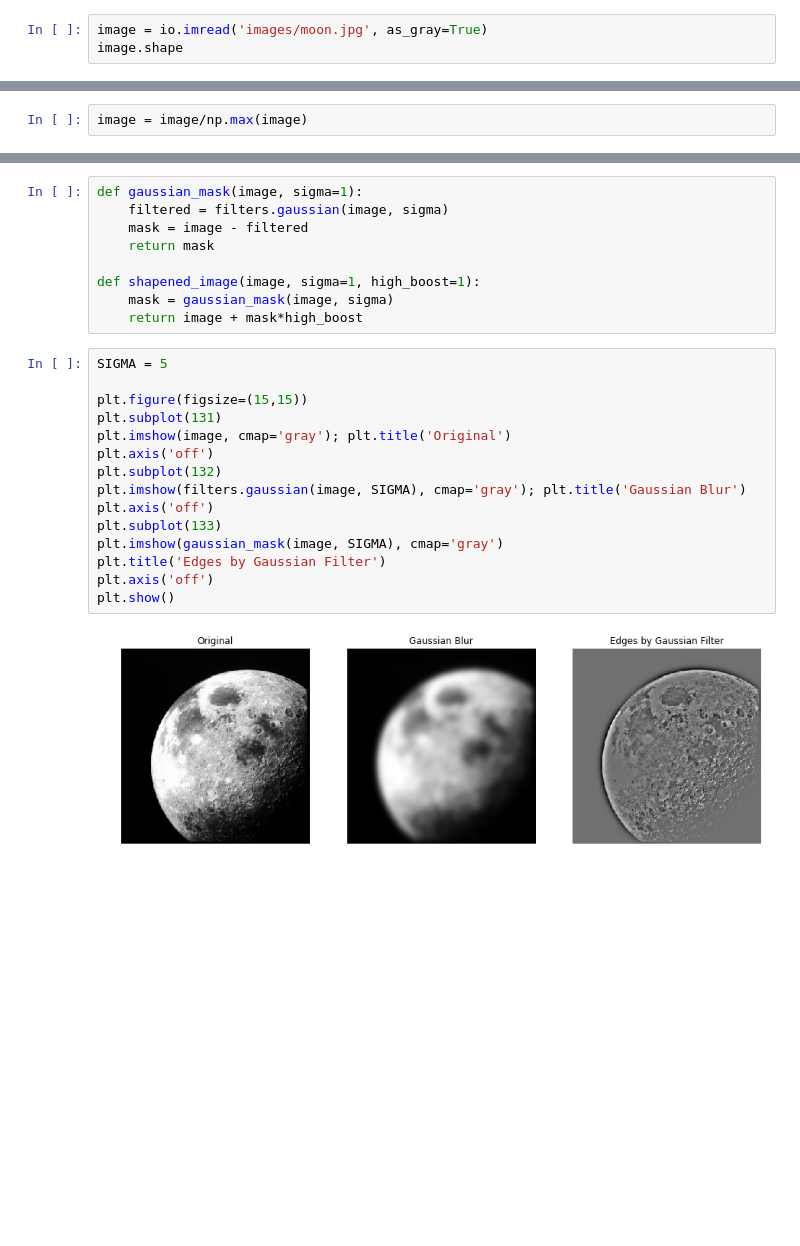
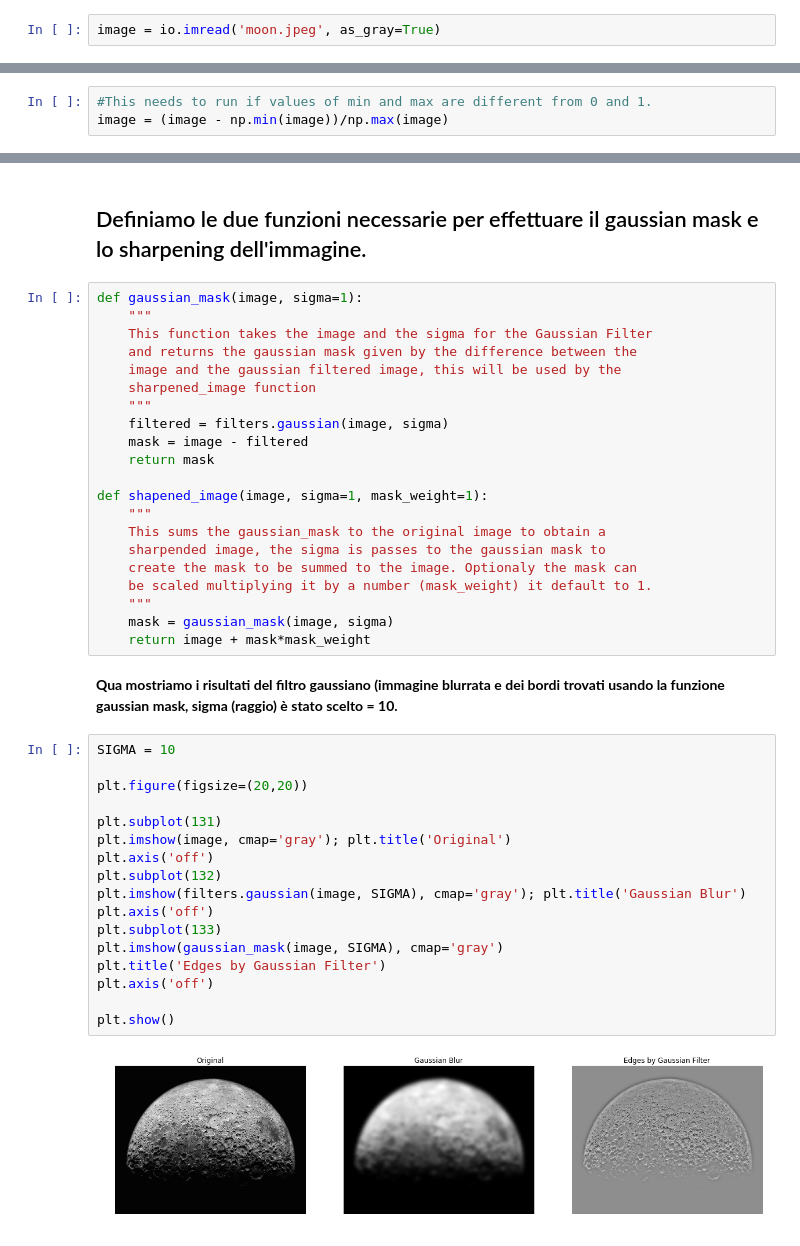
Before and after one commit to pkasela/SecondYear-Assignments, a Jupyter notebook: DSIM/E03_Kasela_Pranav_846965.ipynb, the cells around one changed output, grey strips where cells are left out. Drawn from its saved outputs; the diff is of its cells as text; blank space fills up the shorter version.

```diff
--- a/DSIM/E03_Kasela_Pranav_846965.ipynb
+++ b/DSIM/E03_Kasela_Pranav_846965.ipynb
@@ -15,3 +14,2 @@ plt.rcParams['figure.figsize'] = [15,5] # width, height
 # %%
-image = io.imread('images/moon.jpg', as_gray=True)
-image.shape
+image = io.imread('moon.jpeg', as_gray=True)
@@ -24,2 +15,0 @@ np.max(image)
-# %%
-image = image/np.max(image)
@@ -25,0 +23,3 @@ image = image/np.max(image)
+# %%
+#This needs to run if values of min and max are different from 0 and 1.
+image = (image - np.min(image))/np.max(image)
@@ -32,26 +34,44 @@ plt.show()
-# %%
-def gaussian_mask(image, sigma=1):
-    filtered = filters.gaussian(image, sigma)
-    mask = image - filtered
-    return mask
-
-def shapened_image(image, sigma=1, high_boost=1):
-    mask = gaussian_mask(image, sigma)
-    return image + mask*high_boost
+# %% [markdown]
+## Definiamo le due funzioni necessarie per effettuare il gaussian mask e lo sharpening dell'immagine.
+# %%
+def gaussian_mask(image, sigma=1):
+    """
+    This function takes the image and the sigma for the Gaussian Filter
+    and returns the gaussian mask given by the difference between the
+    image and the gaussian filtered image, this will be used by the
+    sharpened_image function
+    """
+    filtered = filters.gaussian(image, sigma)
+    mask = image - filtered
+    return mask
+
+def shapened_image(image, sigma=1, mask_weight=1):
+    """
+    This sums the gaussian_mask to the original image to obtain a
+    sharpended image, the sigma is passes to the gaussian mask to
+    create the mask to be summed to the image. Optionaly the mask can
+    be scaled multiplying it by a number (mask_weight) it default to 1.
+    """
+    mask = gaussian_mask(image, sigma)
+    return image + mask*mask_weight
+# %% [markdown]
+**Qua mostriamo i risultati del filtro gaussiano (immagine blurrata e dei bordi trovati usando la funzione gaussian mask, sigma (raggio) è stato scelto = 10.**
 # %%
-SIGMA = 5
+SIGMA = 10
 
-plt.figure(figsize=(15,15))
+plt.figure(figsize=(20,20))
+
 plt.subplot(131)
 plt.imshow(image, cmap='gray'); plt.title('Original')
 plt.axis('off')
 plt.subplot(132)
 plt.imshow(filters.gaussian(image, SIGMA), cmap='gray'); plt.title('Gaussian Blur')
 plt.axis('off')
 plt.subplot(133)
 plt.imshow(gaussian_mask(image, SIGMA), cmap='gray')
 plt.title('Edges by Gaussian Filter')
 plt.axis('off')
+
 plt.show()
 # %% [output]
-[figure, old version]
+[figure, new version]
```
Also changed, not shown: parts of 14 cells of this notebook, 2 other files.
